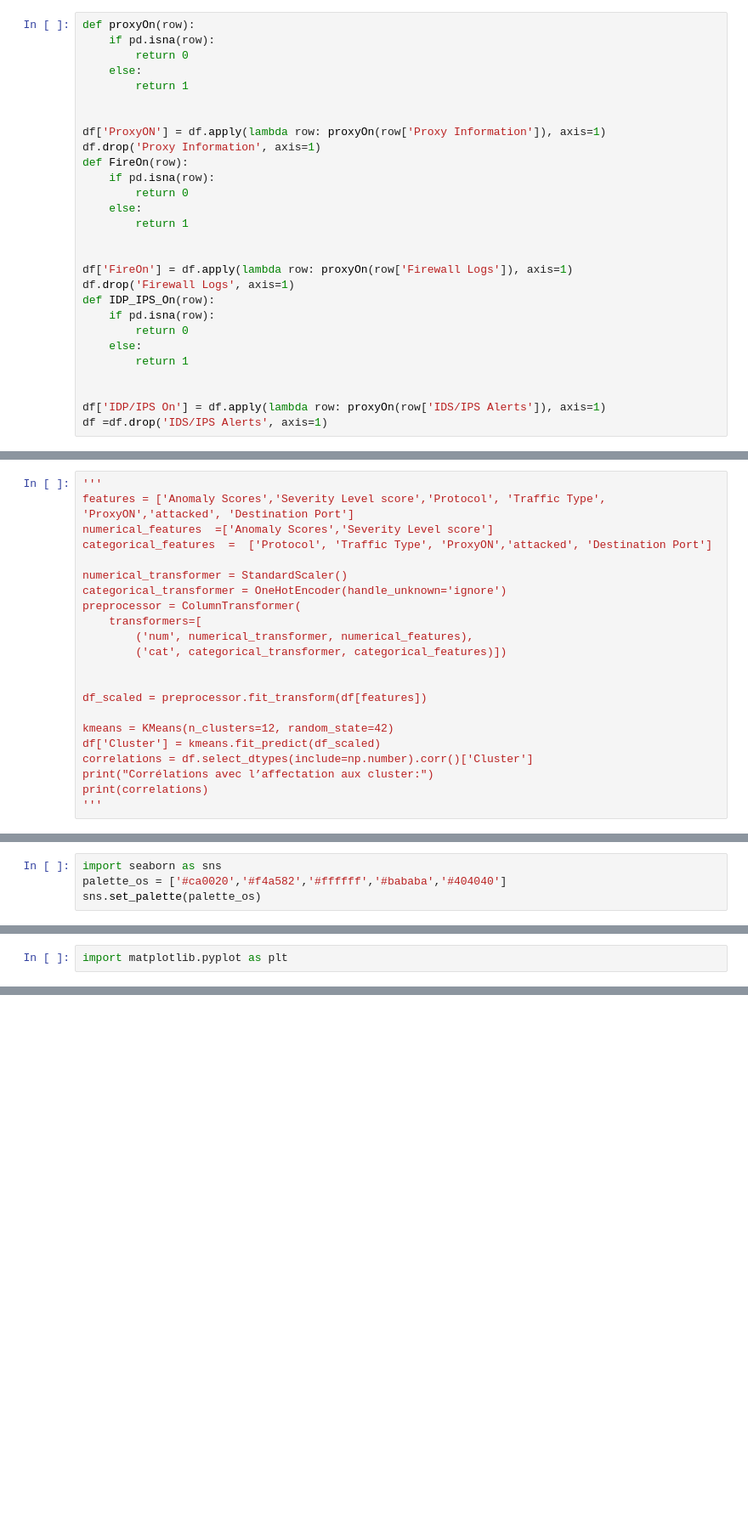
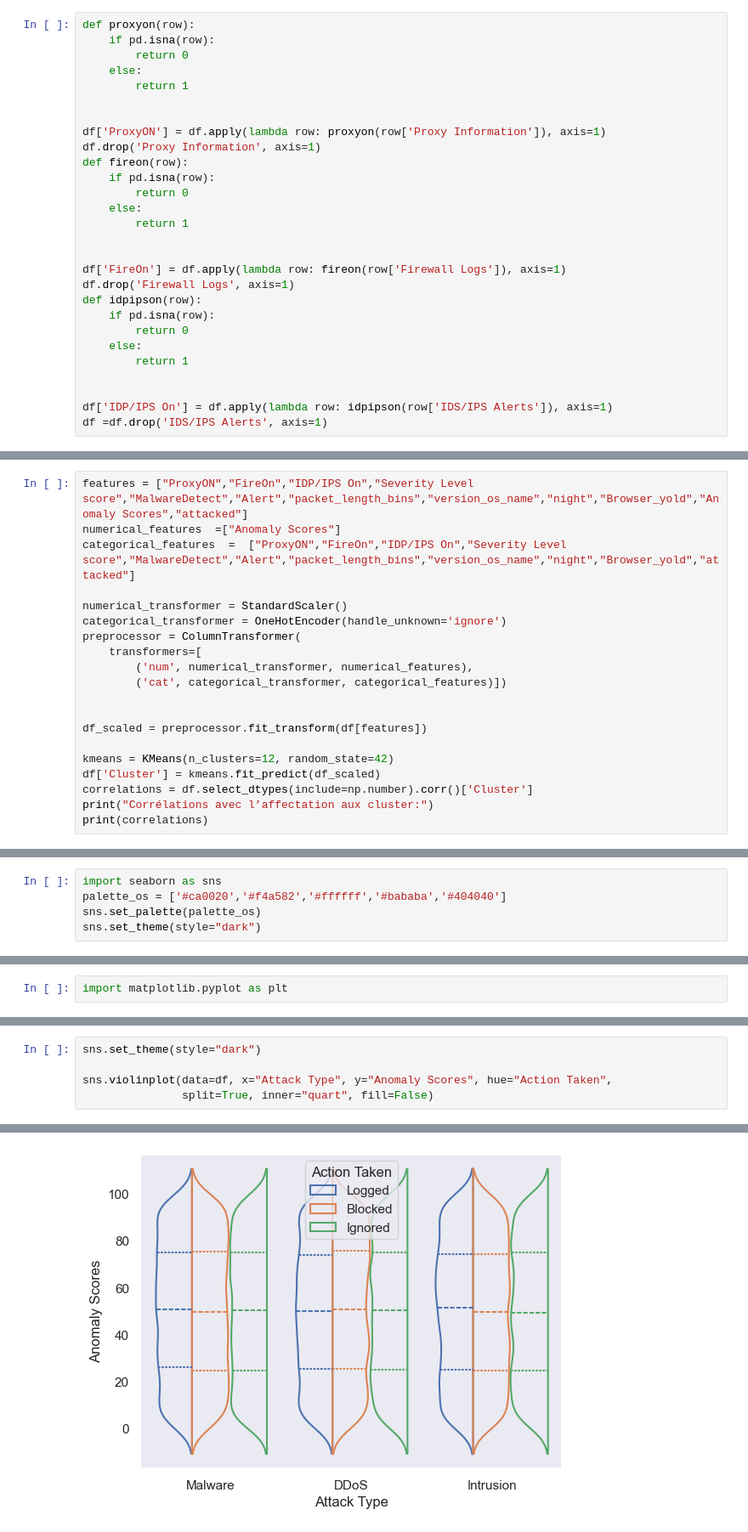
Before and after one commit to victor-coppin/ML_CyberAttack, a Jupyter notebook: CyberAttack_predictor.ipynb, the cells around one changed output, grey strips where cells are left out. Shown at 85% size. Saved outputs shown, nothing was run; the diff lists cells and outputs as text; blank space fills up the shorter version.

```diff
--- a/CyberAttack_predictor.ipynb
+++ b/CyberAttack_predictor.ipynb
@@ -218,32 +218,32 @@ import numpy as np
 df['packet_length_bins'] = pd.cut(df['Packet Length'], bins=[0, 100, 500, 1500, np.inf], labels=["very small", "small", "medium", "large"])
 df =df.drop('Packet Length', axis=1)
 # %%
-def proxyOn(row):
+def proxyon(row):
     if pd.isna(row):
         return 0
     else:
         return 1
 
 
-df['ProxyON'] = df.apply(lambda row: proxyOn(row['Proxy Information']), axis=1)
+df['ProxyON'] = df.apply(lambda row: proxyon(row['Proxy Information']), axis=1)
 df.drop('Proxy Information', axis=1)
-def FireOn(row):
+def fireon(row):
     if pd.isna(row):
         return 0
     else:
         return 1
 
 
-df['FireOn'] = df.apply(lambda row: proxyOn(row['Firewall Logs']), axis=1)
+df['FireOn'] = df.apply(lambda row: fireon(row['Firewall Logs']), axis=1)
 df.drop('Firewall Logs', axis=1)
-def IDP_IPS_On(row):
+def idpipson(row):
     if pd.isna(row):
         return 0
     else:
         return 1
 
 
-df['IDP/IPS On'] = df.apply(lambda row: proxyOn(row['IDS/IPS Alerts']), axis=1)
+df['IDP/IPS On'] = df.apply(lambda row: idpipson(row['IDS/IPS Alerts']), axis=1)
 df =df.drop('IDS/IPS Alerts', axis=1)
 # %% [markdown]
 ### Ordinal encoding
@@ -282,10 +282,9 @@ from sklearn.preprocessing import StandardScaler, OneHotEncoder
 from sklearn.compose import ColumnTransformer
 from sklearn.cluster import KMeans
 # %%
-'''
-features = ['Anomaly Scores','Severity Level score','Protocol', 'Traffic Type', 'ProxyON','attacked', 'Destination Port']
-numerical_features  =['Anomaly Scores','Severity Level score']
-categorical_features  =  ['Protocol', 'Traffic Type', 'ProxyON','attacked', 'Destination Port']
+features = ["ProxyON","FireOn","IDP/IPS On","Severity Level score","MalwareDetect","Alert","packet_length_bins","version_os_name","night","Browser_yold","Anomaly Scores","attacked"]
+numerical_features  =["Anomaly Scores"]
+categorical_features  =  ["ProxyON","FireOn","IDP/IPS On","Severity Level score","MalwareDetect","Alert","packet_length_bins","version_os_name","night","Browser_yold","attacked"]
 
 numerical_transformer = StandardScaler()
 categorical_transformer = OneHotEncoder(handle_unknown='ignore')
@@ -302,6 +301,5 @@ df['Cluster'] = kmeans.fit_predict(df_scaled)
 correlations = df.select_dtypes(include=np.number).corr()['Cluster']
 print("Corrélations avec l’affectation aux cluster:")
 print(correlations)
-'''
 # %% [output]
 Corrélations avec l’affectation aux cluster:
@@ -365,6 +363,7 @@ color selection : https://colorbrewer2.org/#
 import seaborn as sns
 palette_os = ['#ca0020','#f4a582','#ffffff','#bababa','#404040']
 sns.set_palette(palette_os)
+sns.set_theme(style="dark")
 # %% [markdown]
 ### Data
 # %%
@@ -435,0 +379,6 @@ df_date
+# %%
+sns.set_theme(style="dark")
+
+sns.violinplot(data=df, x="Attack Type", y="Anomaly Scores", hue="Action Taken",
+               split=True, inner="quart", fill=False)
+# %% [output]
@@ -435,0 +386 @@ df_date
+[figure, added]
```
Also changed, not shown: parts of 7 cells of this notebook.
